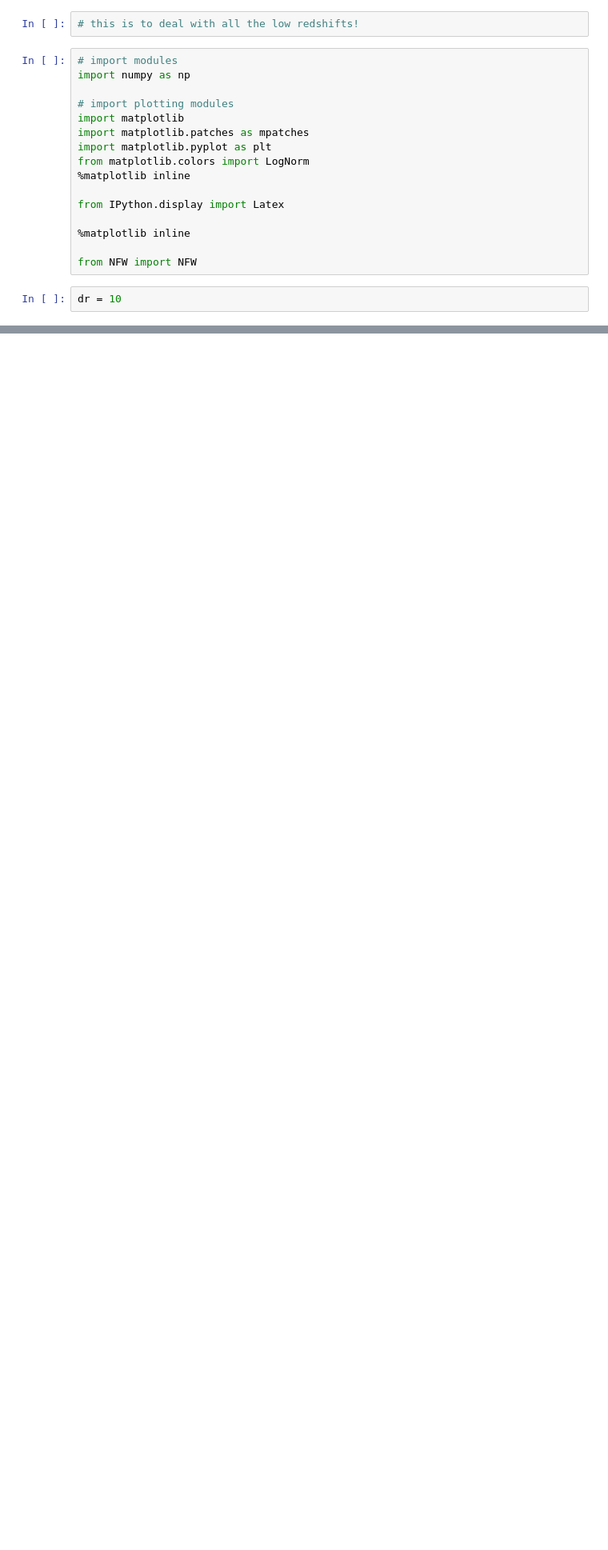
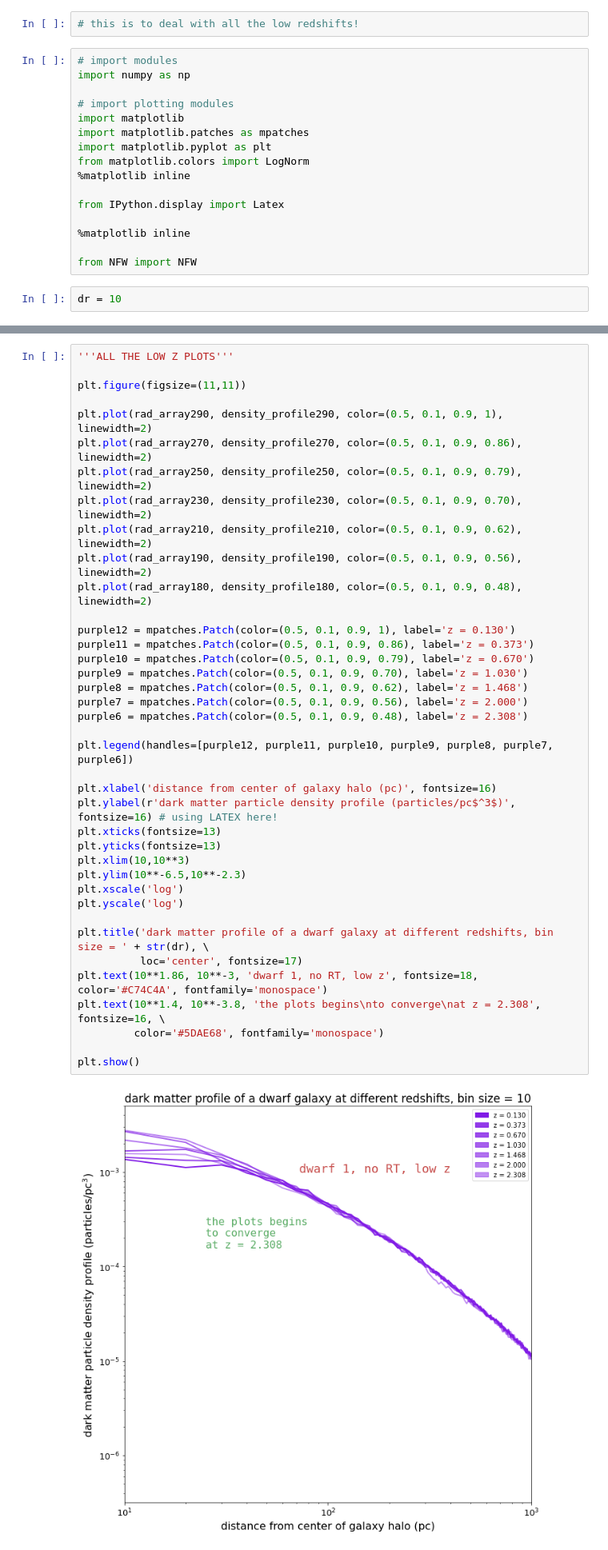
Before and after one commit to nguyenbinh1612/Binh_UFD, a Jupyter notebook: dwarf1_noRT/dwarf1-noRT-low-z.ipynb, the cells around one changed output, grey strips where cells are left out. Shown: that part at 80% size. Saved outputs shown, nothing was run; the diff lists cells and outputs as text; blank space fills up the shorter version.

Commit message:
ALL summary plots made!!! :boom: :sparkles:

```diff
--- a/dwarf1_noRT/dwarf1-noRT-low-z.ipynb
+++ b/dwarf1_noRT/dwarf1-noRT-low-z.ipynb
@@ -139,0 +168,41 @@ plt.show()
+# %%
+'''ALL THE LOW Z PLOTS'''
+
+plt.figure(figsize=(11,11))
+
+plt.plot(rad_array290, density_profile290, color=(0.5, 0.1, 0.9, 1), linewidth=2)
+plt.plot(rad_array270, density_profile270, color=(0.5, 0.1, 0.9, 0.86), linewidth=2)
+plt.plot(rad_array250, density_profile250, color=(0.5, 0.1, 0.9, 0.79), linewidth=2)
+plt.plot(rad_array230, density_profile230, color=(0.5, 0.1, 0.9, 0.70), linewidth=2)
+plt.plot(rad_array210, density_profile210, color=(0.5, 0.1, 0.9, 0.62), linewidth=2)
+plt.plot(rad_array190, density_profile190, color=(0.5, 0.1, 0.9, 0.56), linewidth=2)
+plt.plot(rad_array180, density_profile180, color=(0.5, 0.1, 0.9, 0.48), linewidth=2)
+
+purple12 = mpatches.Patch(color=(0.5, 0.1, 0.9, 1), label='z = 0.130')
+purple11 = mpatches.Patch(color=(0.5, 0.1, 0.9, 0.86), label='z = 0.373')
+purple10 = mpatches.Patch(color=(0.5, 0.1, 0.9, 0.79), label='z = 0.670')
+purple9 = mpatches.Patch(color=(0.5, 0.1, 0.9, 0.70), label='z = 1.030')
+purple8 = mpatches.Patch(color=(0.5, 0.1, 0.9, 0.62), label='z = 1.468')
+purple7 = mpatches.Patch(color=(0.5, 0.1, 0.9, 0.56), label='z = 2.000')
+purple6 = mpatches.Patch(color=(0.5, 0.1, 0.9, 0.48), label='z = 2.308')
+
+plt.legend(handles=[purple12, purple11, purple10, purple9, purple8, purple7, purple6])
+
+plt.xlabel('distance from center of galaxy halo (pc)', fontsize=16)
+plt.ylabel(r'dark matter particle density profile (particles/pc$^3$)', fontsize=16) # using LATEX here!
+plt.xticks(fontsize=13)
+plt.yticks(fontsize=13)
+plt.xlim(10,10**3)
+plt.ylim(10**-6.5,10**-2.3)
+plt.xscale('log')
+plt.yscale('log')
+
+plt.title('dark matter profile of a dwarf galaxy at different redshifts, bin size = ' + str(dr), \
+          loc='center', fontsize=17)
+plt.text(10**1.86, 10**-3, 'dwarf 1, no RT, low z', fontsize=18, color='#C74C4A', fontfamily='monospace')
+plt.text(10**1.4, 10**-3.8, 'the plots begins\nto converge\nat z = 2.308', fontsize=16, \
+         color='#5DAE68', fontfamily='monospace')
+
+plt.show()
+# %% [output]
+[figure, added]
```
Also changed, not shown: parts of 8 cells of this notebook, 7 other files.
